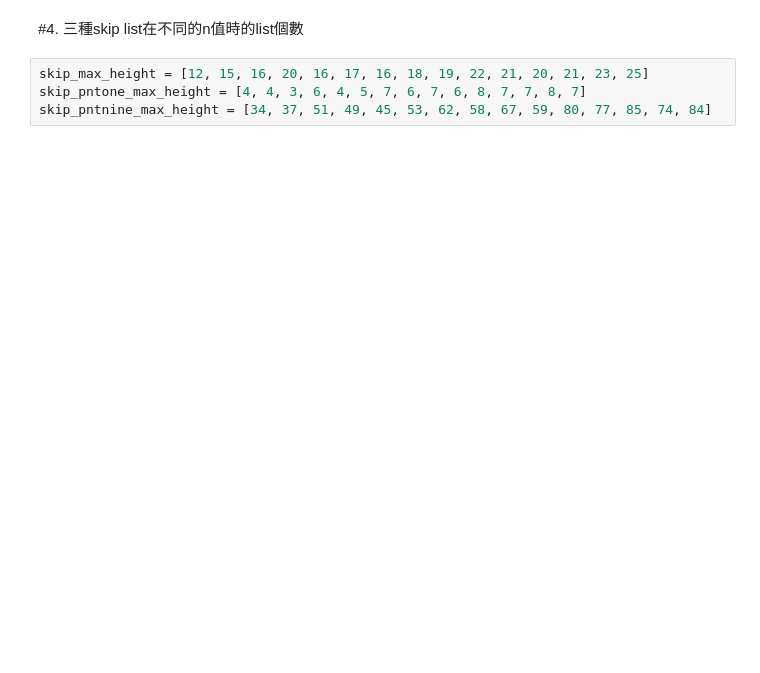
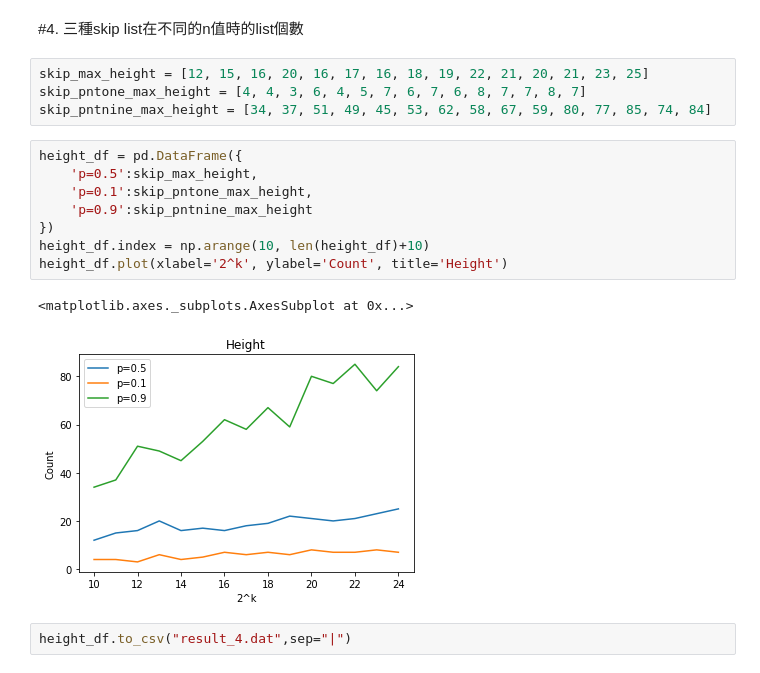
Before and after one commit to BensonHermes/2021_1101_Data_Structure, a Jupyter notebook: [DS]108307041_HW2.ipynb, the cells around one changed output. Saved outputs shown, nothing was run; the diff lists cells and outputs as text; blank space fills up the shorter version.

```diff
--- a/[DS]108307041_HW2.ipynb
+++ b/[DS]108307041_HW2.ipynb
@@ -1473,3 +1838,16 @@ skip_pntnine_num_copies=[5.361328125, 5.52685546875, 5.483154296875, 5.544433593
 skip_max_height = [12, 15, 16, 20, 16, 17, 16, 18, 19, 22, 21, 20, 21, 23, 25]
 skip_pntone_max_height = [4, 4, 3, 6, 4, 5, 7, 6, 7, 6, 8, 7, 7, 8, 7]
 skip_pntnine_max_height = [34, 37, 51, 49, 45, 53, 62, 58, 67, 59, 80, 77, 85, 74, 84]
+# %%
+height_df = pd.DataFrame({
+    'p=0.5':skip_max_height,
+    'p=0.1':skip_pntone_max_height,
+    'p=0.9':skip_pntnine_max_height
+})
+height_df.index = np.arange(10, len(height_df)+10)
+height_df.plot(xlabel='2^k', ylabel='Count', title='Height')
+# %% [output]
+<matplotlib.axes._subplots.AxesSubplot at 0x...>
+[figure, added]
+# %%
+height_df.to_csv("result_4.dat",sep="|")
```
Also changed, not shown: parts of 44 cells of this notebook.
